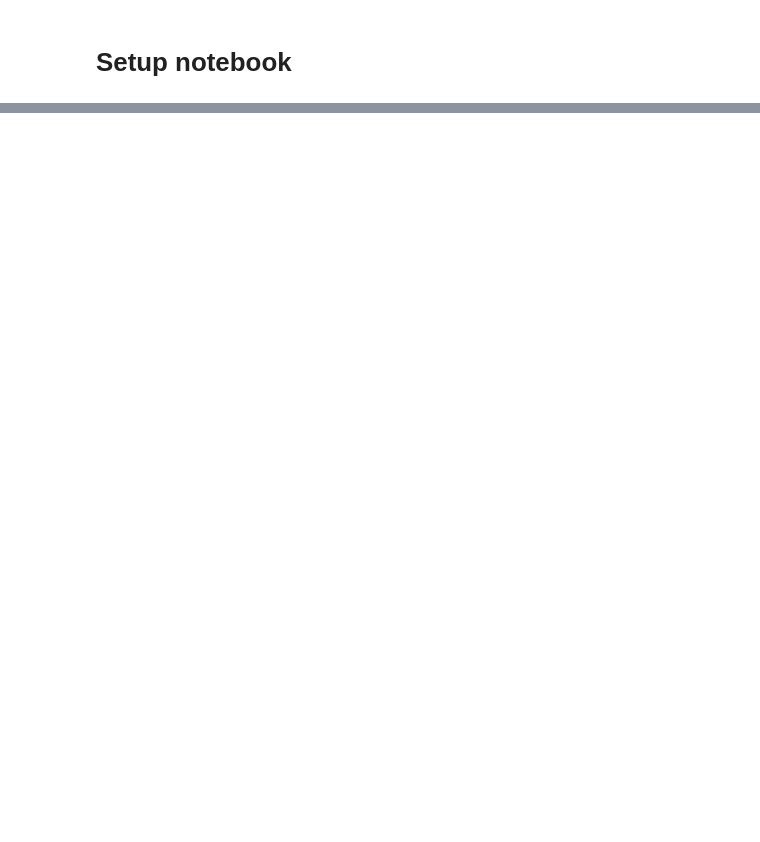
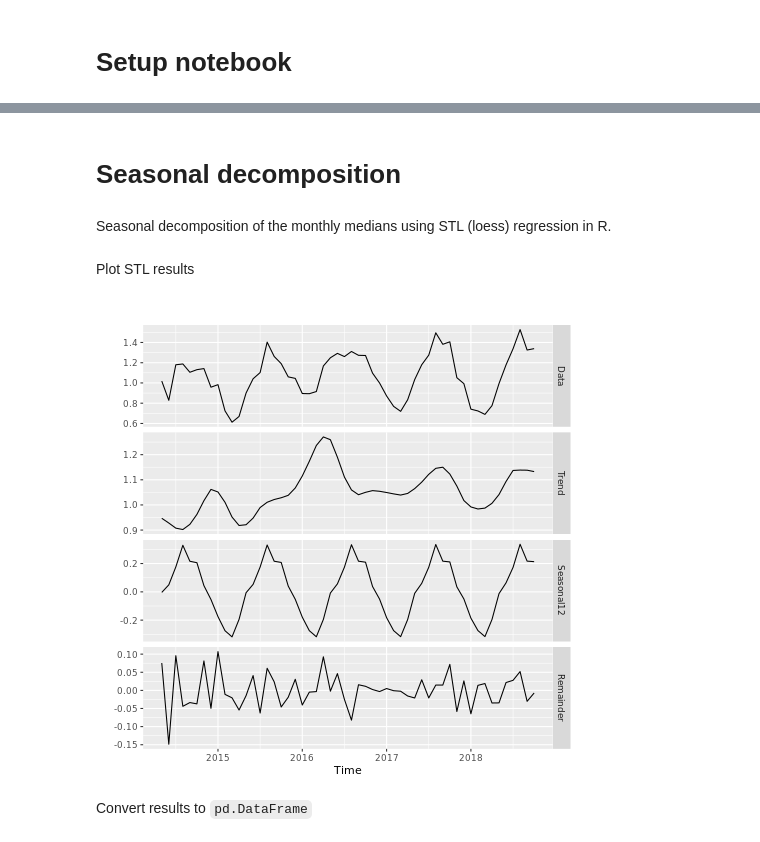
Before and after one commit to christasich/tidal_flat_0d, a Jupyter notebook: notebooks/16-sutarhali-sediment-model.ipynb, the cells around one changed output, grey strips where cells are left out. Drawn from its saved outputs; the diff is of its cells as text; code cells hidden in the pictures; blank space fills up the shorter version.

```diff
--- a/notebooks/16-sutarhali-sediment-model.ipynb
+++ b/notebooks/16-sutarhali-sediment-model.ipynb
@@ -287,0 +140,51 @@ tides["amp_smooth"] = tides.high_smooth - tides.low_smooth
+# %% [markdown]
+# Seasonal decomposition
+# %% [markdown]
+Seasonal decomposition of the monthly medians using STL (loess) regression in R.
+# %%
+%%capture --no-display
+%%R -o decomp_r
+
+setwd("~/projects/tidal_flat_0d/data/processed")
+
+library(lubridate)
+library(tidyverse)
+library(tsibble)
+library(imputeTS)
+library(forecast)
+
+# Load median adjusted Sutarkhali data
+data <- read.csv("sutarkhali_adjusted.csv") |>
+  add_row(datetime="2014-05-01 00:00:00", obs=NA) |>
+  add_row(datetime="2018-10-31 23:50:00", obs=NA) |>
+  mutate(datetime = ymd_hms(datetime)) |>
+  as_tsibble(index = datetime) |>
+  fill_gaps()
+
+# Get monthly medians for months with >70% data and fill NAs using auto.arima
+monthly <- data |>
+  index_by(date = ~ yearmonth(.)) |>
+  summarize(stat = median(obs, na.rm = TRUE), nulls=mean(is.na(obs))) |>
+  fill_gaps()
+monthly$stat[monthly$nulls > 0.2] <- NA
+
+# seasonal decomposition
+stl <- monthly |>
+  select(date, stat) %>%
+  {msts(data=.$stat, seasonal.periods = c(12), start=c(year(.$date[1]), month(.$date[1])))} |>
+  na_kalman(smooth=TRUE, model="auto.arima") |>
+  mstl(robust = FALSE, t.window=6, s.window=12)
+
+# output results as a dataframe
+decomp_r <- stl |>
+  as_tsibble(pivot_longer=FALSE) |>
+  mutate(Date=as.Date(index) + days(14))
+# %% [markdown]
+Plot STL results
+# %%
+%%R
+autoplot(stl)
+# %% [output]
+[figure, added]
+# %% [markdown]
+Convert results to `pd.DataFrame`
```
Also changed, not shown: parts of 41 cells of this notebook, 29 other files.
